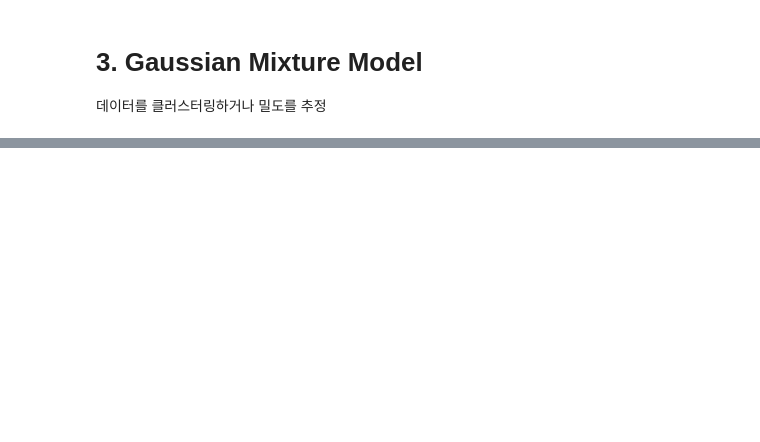
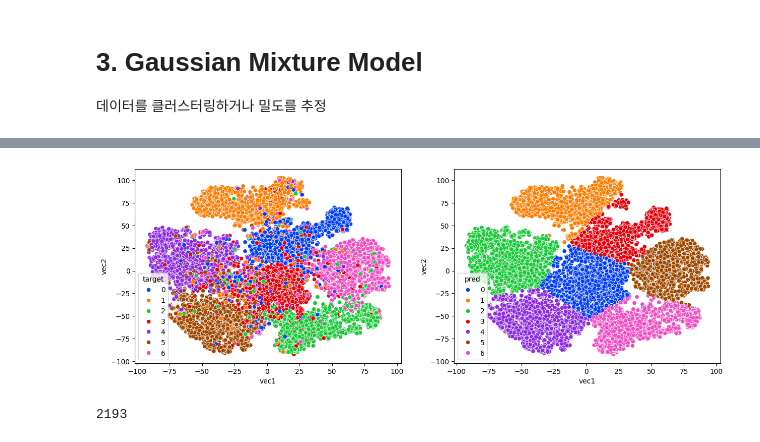
Before and after one commit to boostcampaitech7/level2-nlp-datacentric-nlp-15, a Jupyter notebook: src/clustering.ipynb, the cells around one changed output, grey strips where cells are left out. Saved outputs shown, nothing was run; the diff lists cells and outputs as text; code cells hidden in the pictures; blank space fills up the shorter version.

```diff
--- a/src/clustering.ipynb
+++ b/src/clustering.ipynb
@@ -339,0 +352,29 @@ NameError: name 'final_df' is not defined
+# %%
+pred = pd.DataFrame(kmeans.predict(X))
+
+X = pd.DataFrame(X)
+y = pd.DataFrame(y)
+
+final = pd.concat([X,y,pred],axis=1)
+final.columns = ['vec1', 'vec2', 'target', 'pred']
+# %%
+palette = sns.color_palette("bright", 10)
+plt.figure(figsize=(15, 5))
+plt.subplot(1, 2, 1)
+sns.scatterplot(x=final['vec1'], y=final['vec2'], hue=final['target'], legend='full', palette=palette)
+plt.subplot(1, 2, 2)
+sns.scatterplot(x=final['vec1'], y=final['vec2'], hue=final['pred'], legend='full', palette=palette)
+
+plt.show()
+# %% [output]
+[figure, added]
+# %%
+cluster_labels = final.groupby('pred')['target'].agg(lambda x: x.value_counts().index[0])
+pred_dic = cluster_labels.to_dict()
+final['pred'] = final['pred'].map(pred_dic)
+
+# 예측 결과와 실제 레이블이 일치하지 않는 인덱스 확인하기
+changed = final[final['target'] != final['pred']].index.tolist()
+print(len(changed))
+# %% [output]
+2193
```
Also changed, not shown: parts of 20 cells of this notebook.
